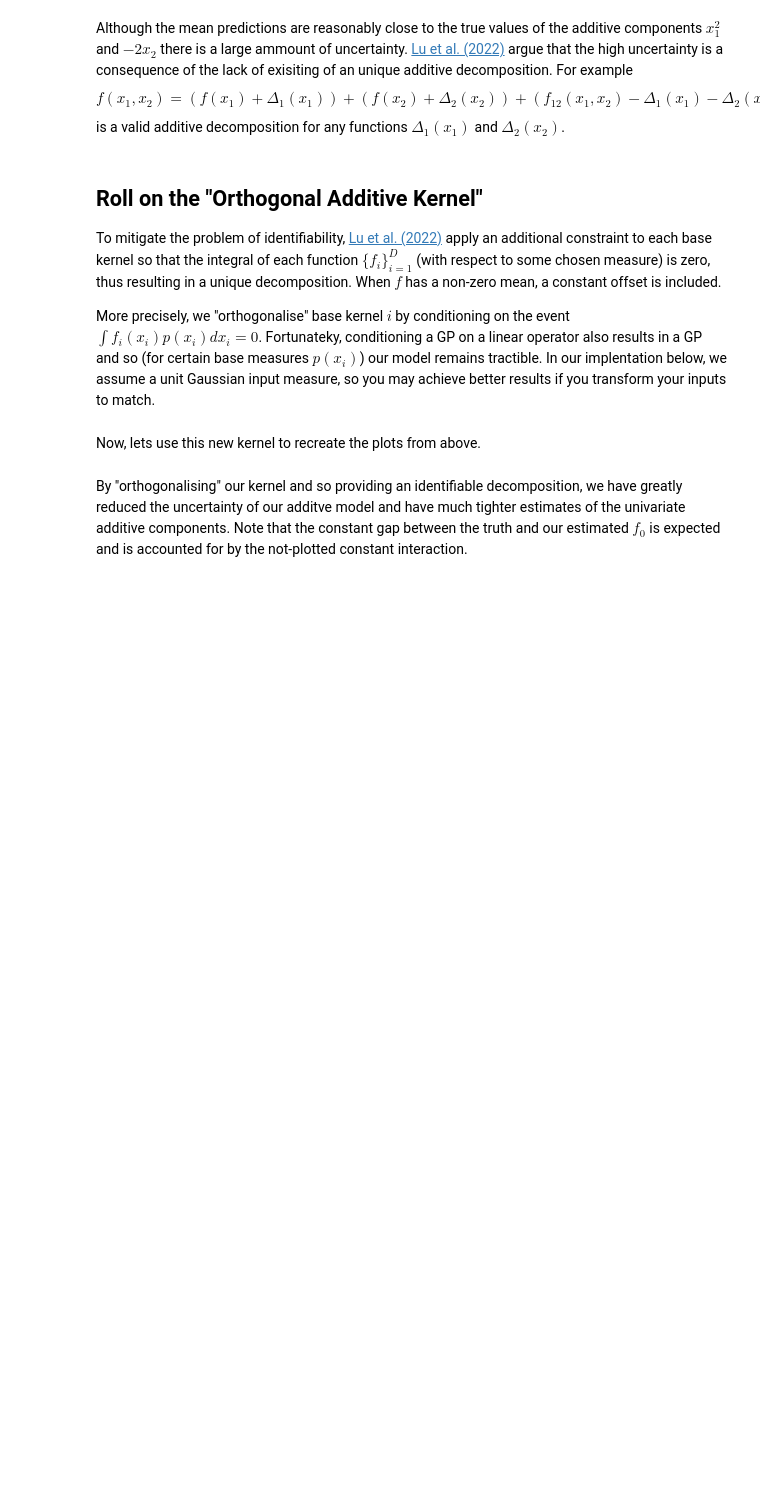
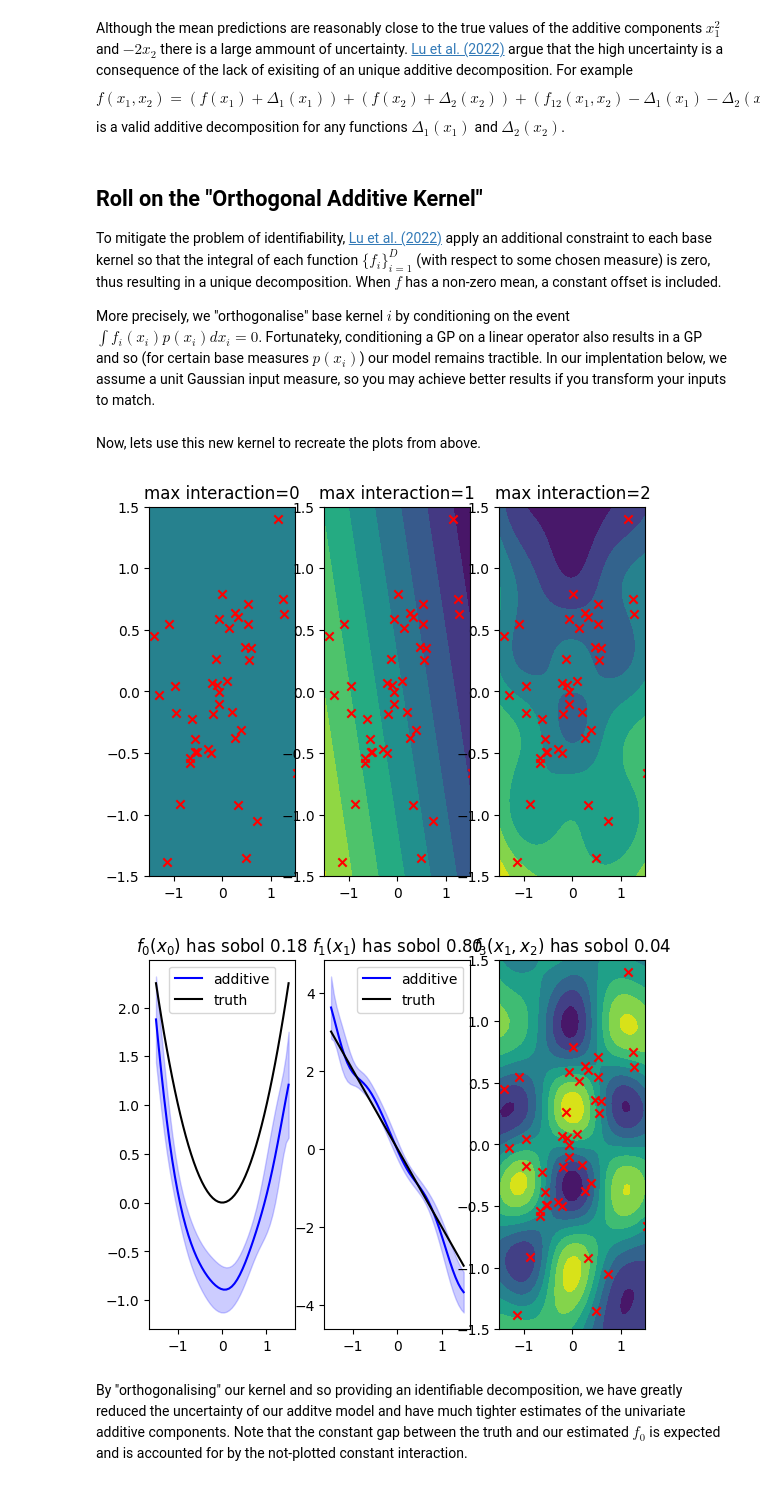
Before and after one commit to JaxGaussianProcesses/GPJax, a Jupyter notebook: docs/examples/OAK.ipynb, the cells around one changed output. Saved outputs shown, nothing was run; the diff lists cells and outputs as text; code cells hidden in the pictures; blank space fills up the shorter version.

```diff
--- a/docs/examples/OAK.ipynb
+++ b/docs/examples/OAK.ipynb
@@ -210,24 +202,27 @@ class OrthogonalRBF(gpx.kernels.AbstractKernel):
 # %% [markdown]
 Now, lets use this new kernel to recreate the plots from above.
 # %%
-base_kernels = [OrthogonalRBF(active_dims=[0], lengthscale=jnp.array([0.1])), OrthogonalRBF(active_dims=[1], lengthscale=jnp.array([0.1]))]
+base_kernels = [OrthogonalRBF(active_dims=[0], lengthscale=jnp.array([1.0])), OrthogonalRBF(active_dims=[1], lengthscale=jnp.array([1.0]))]
 
 fig, ax = plt.subplots(nrows=1, ncols=3)
 for i in [0,1,2]:
 
     kernel = AdditiveKernel(
         kernels=base_kernels,
         interaction_variances=jnp.array([1.0]*(i+1)) * jnp.var(D.y),
         max_interaction_depth=i,
         )
 
     prior = gpx.gps.Prior(mean_function=meanf, kernel=kernel)
     posterior = AdditiveConjugatePosterior(prior =prior, likelihood=likelihood)
     opt_posterior, history = gpx.fit_scipy(model=posterior, objective=obj, train_data=D, verbose=False)
     contour_plot(opt_posterior.predict(xplot2d, D).mean(), ax[i])
     ax[i].set_title(f"max interaction={i}")
 
 # plot additive components
 plot_posterior_with_components(opt_posterior, sobol=True)
+# %% [output]
+[figure, added]
+[figure, added]
 # %% [markdown]
 By "orthogonalising" our kernel and so providing an identifiable decomposition, we have greatly reduced the uncertainty of our additve model and have much tighter estimates of the univariate additive components. Note that the constant gap between the truth and our estimated $f_0$ is expected and is accounted for by the not-plotted constant interaction.
```
Also changed, not shown: parts of 5 cells of this notebook.
